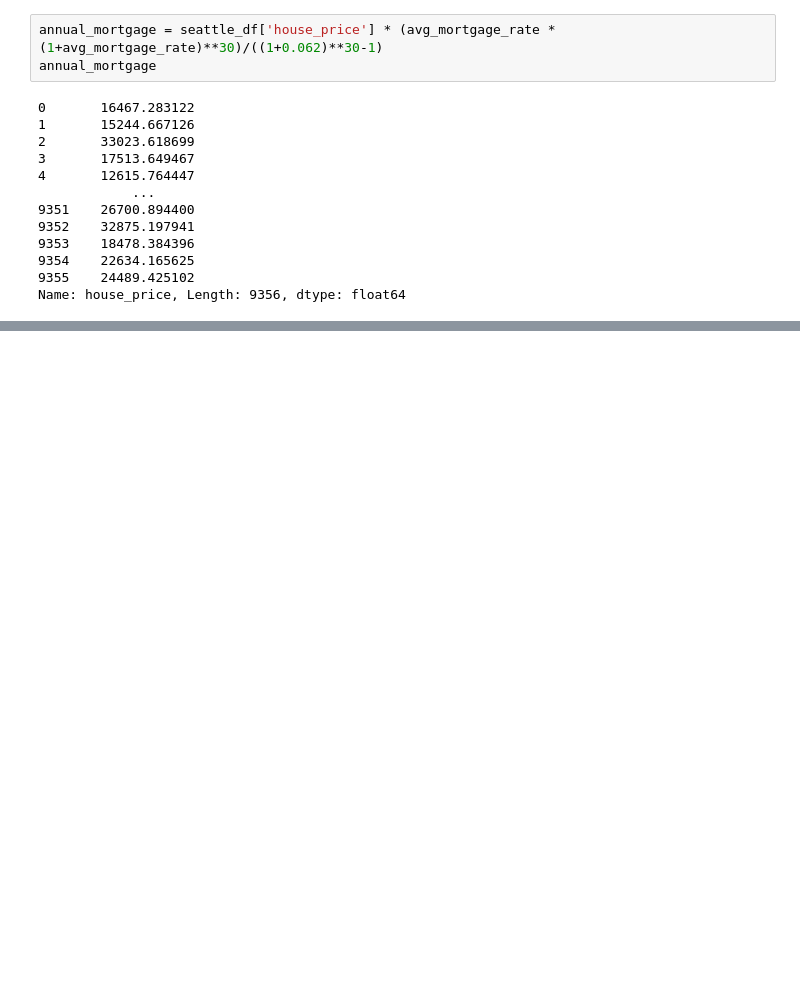
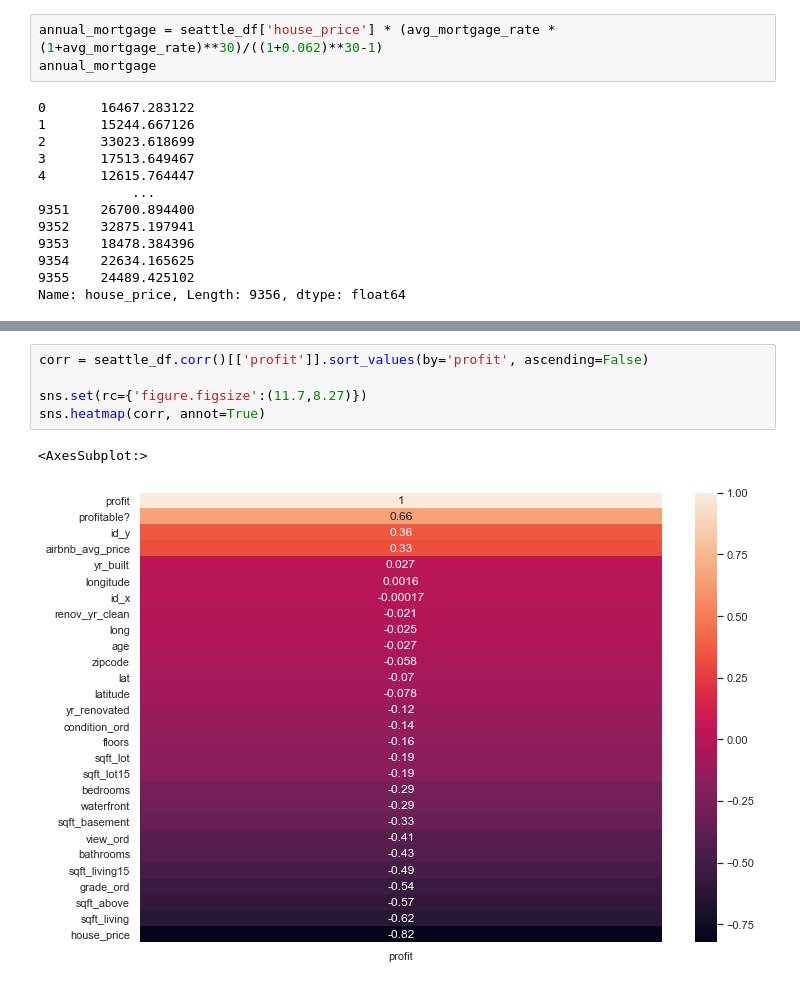
Before and after one commit to tweatherfordk/Linear-Regression-Housing-Model, a Jupyter notebook: Trystan/Airbnb Profitability Function.ipynb, the cells around one changed output, grey strips where cells are left out. Drawn from its saved outputs; the diff is of its cells as text; blank space fills up the shorter version.

```diff
--- a/Trystan/Airbnb Profitability Function.ipynb
+++ b/Trystan/Airbnb Profitability Function.ipynb
@@ -143,0 +211,8 @@ Length: 9356, dtype: float64
+# %%
+corr = seattle_df.corr()[['profit']].sort_values(by='profit', ascending=False)
+
+sns.set(rc={'figure.figsize':(11.7,8.27)})
+sns.heatmap(corr, annot=True)
+# %% [output]
+<AxesSubplot:>
+[figure, added]
```
Also changed, not shown: parts of 22 cells of this notebook, 1 other file.
